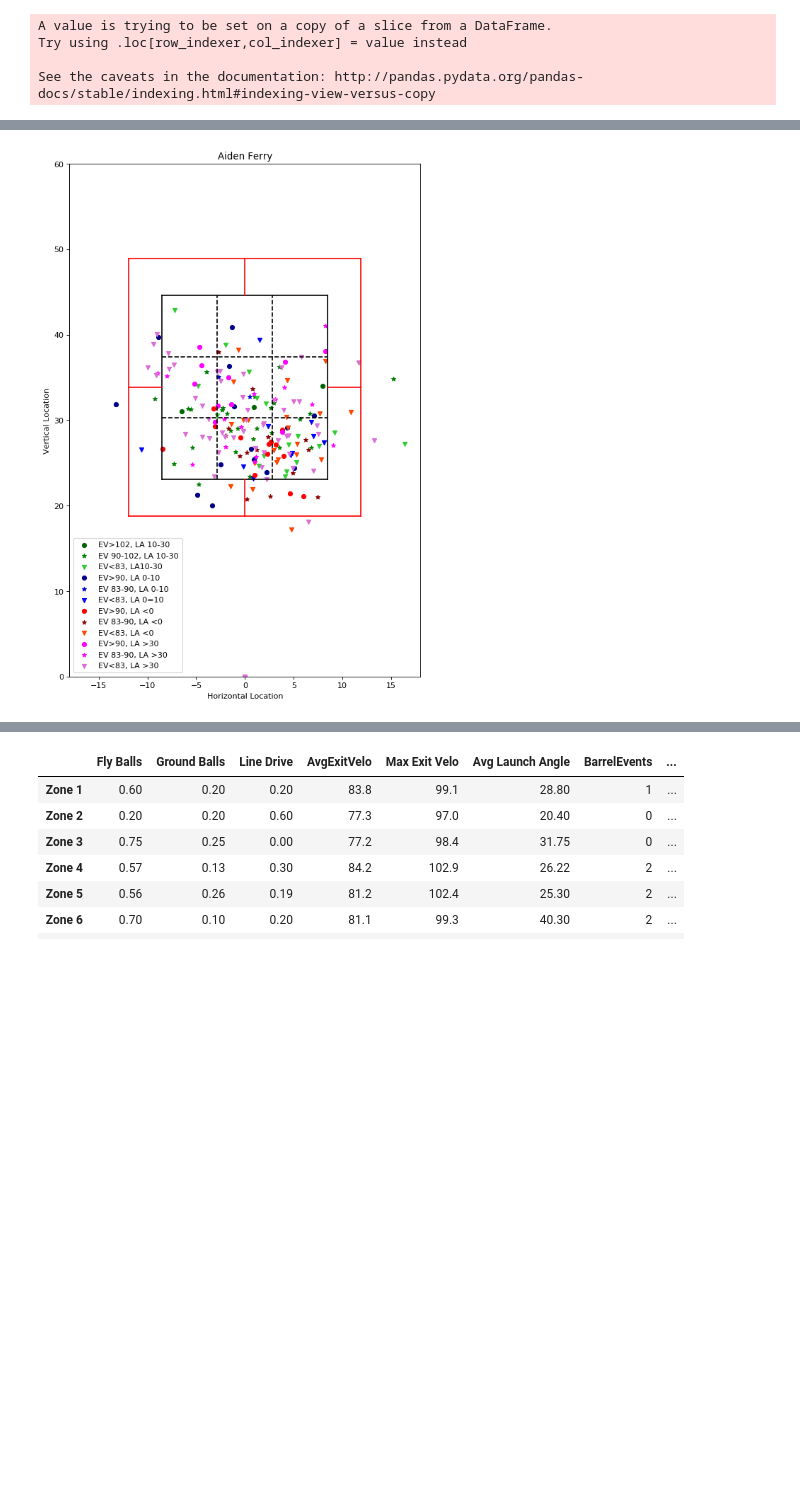
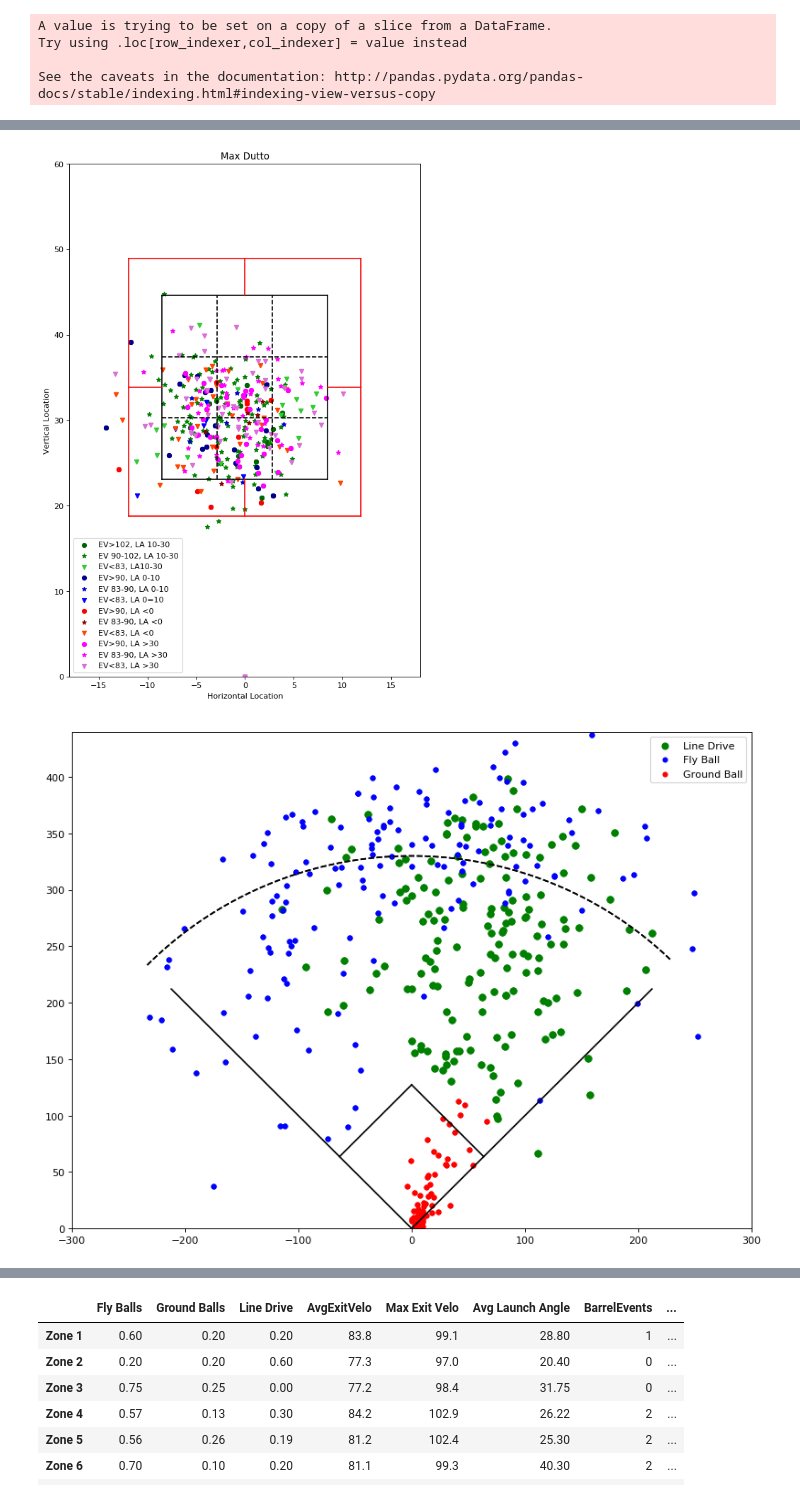
Before and after one commit to sumairshah/Driveline-Hitters, a Jupyter notebook: hitters.ipynb, the cells around one changed output, grey strips where cells are left out. Drawn from its saved outputs; the diff is of its cells as text; code cells hidden in the pictures; blank space fills up the shorter version.

```diff
--- a/hitters.ipynb
+++ b/hitters.ipynb
@@ -85,3 +77,12 @@ def removefloats(row):
+# %%
+def getYDist(row):
+    theta = row['Horiz. Angle']
+    # print(type(theta), theta)
+    theta = float(theta*(math.pi/180))
+    d = row['Dist']
+    #print(type(d), d)
+
+    return d*math.cos(theta)
 # %%
 def setBarrelPower(row):
     if (type(row['Velo']) == float) or (type(row['Velo']) == int):
@@ -196,7 +213,7 @@ def hittingbyzone(df, zone):
         LAAvg = 0.00
         barrel = 0
         bbiq = 0.0
-        tup = (fb, gb, ld, a, m, bbiq)
+        tup = (fb, gb, ld, a, m, LAAvg, barrel, bbiq)
         return tup
 
     siz = dfx.BPower.count()
@@ -253,7 +270,7 @@ def gethitterstats(df, hittername):
     hstats = pd.DataFrame(alist, index = idx, columns = cols)
     return(hstats)
 # %%
-hstats = gethitterstats(hx2, 'Max Dutto')
+hstats = gethitterstats(hx2, 'Caiden Wilson')
 hstats
 # %% [output]
 |  | Fly Balls | Ground Balls | Line Drive | AvgExitVelo | Max Exit Velo | Avg Launch Angle | BarrelEvents | ... |
@@ -344,7 +414,7 @@ def analyze(hx2,username,date1,date2,v1,v2):
 
     #subset by player ..
     hnew = hx2[hx2.User == username]
-
+    #batting = hnew[2,'Batting']
     Vmax = 90
     Vlow = 83
 
@@ -396,12 +466,13 @@ def analyze(hx2,username,date1,date2,v1,v2):
 
     plt.xlabel('Horizontal Location' )
     plt.ylabel('Vertical Location')
+    #titlename = username + '(' + batting + ')'
     plt.title(username)
 
-    #return hnew
     plt.legend()
     plt.show()
 
+    spraycharts(hnew)
     hstats = gethitterstats(hnew, 'All')
     return hstats
 # %%
@@ -467,11 +538,12 @@ def HitterSummary (hx2,hitter,date1,date2, v1, v2):
 
     return (hstats)
 # %%
-hstats  = HitterSummary(hx2, 'Aiden Ferry', 44,55, 60, 90)
+hstats  = HitterSummary(hx2, 'Max Dutto', 44,55, 60, 90)
 
 hstats
 # %% [output]
-[figure, old version]
+[figure, new version]
+[figure, added]
 [interactive output not drawn]
 [interactive output not drawn]
 [interactive output not drawn]
```
Also changed, not shown: parts of 11 cells of this notebook.
